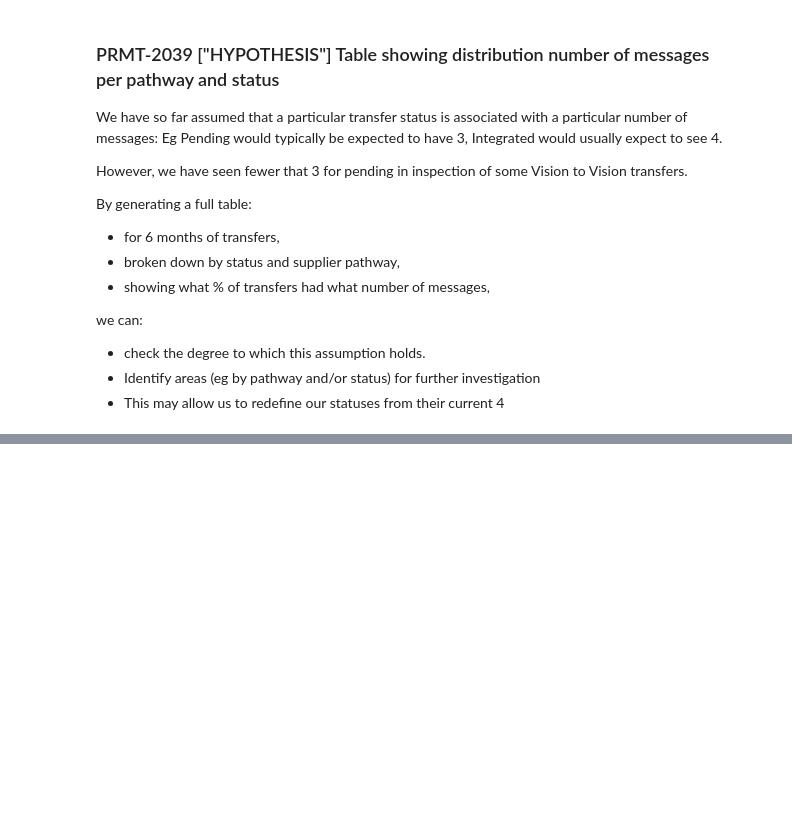
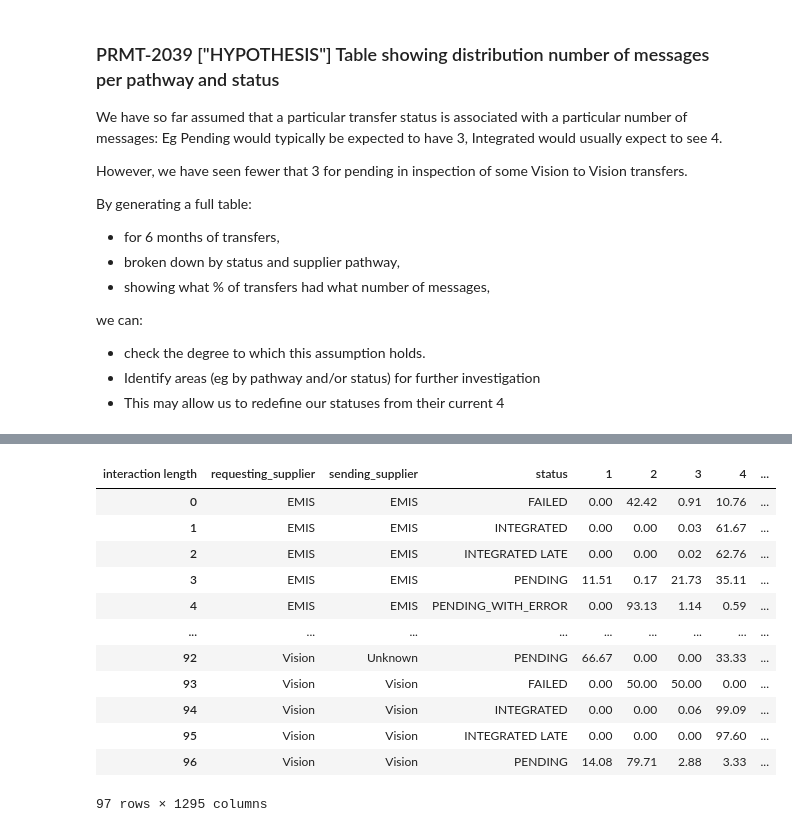
Before and after one commit to nhsconnect/prm-gp2gp-data-sandbox, a Jupyter notebook: notebooks/34-PRMT-2039--table-number-messages-by-status-pathway.ipynb, the cells around one changed output, grey strips where cells are left out. Drawn from its saved outputs; the diff is of its cells as text; code cells hidden in the pictures; blank space fills up the shorter version.

```diff
--- a/notebooks/34-PRMT-2039--table-number-messages-by-status-pathway.ipynb
+++ b/notebooks/34-PRMT-2039--table-number-messages-by-status-pathway.ipynb
@@ -109,4 +125,20 @@ message_count_table=combined_transfers.pivot_table(index=['requesting_supplier',
 # %%
 # For each pathway/status, what is the percentage in each message length?
 message_count_table_percentages=message_count_table.div(message_count_table.sum(axis=1),axis=0).multiply(100).round(2)
+# %%
+message_count_table_percentages.reset_index()
+# %% [output]
+| interaction length | requesting_supplier | sending_supplier | status | 1 | 2 | 3 | 4 | ... |
+| 0 | EMIS | EMIS | FAILED | 0.00 | 42.42 | 0.91 | 10.76 | ... |
+| 1 | EMIS | EMIS | INTEGRATED | 0.00 | 0.00 | 0.03 | 61.67 | ... |
+| 2 | EMIS | EMIS | INTEGRATED LATE | 0.00 | 0.00 | 0.02 | 62.76 | ... |
+| 3 | EMIS | EMIS | PENDING | 11.51 | 0.17 | 21.73 | 35.11 | ... |
+| 4 | EMIS | EMIS | PENDING_WITH_ERROR | 0.00 | 93.13 | 1.14 | 0.59 | ... |
+| ... | ... | ... | ... | ... | ... | ... | ... | ... |
+| 92 | Vision | Unknown | PENDING | 66.67 | 0.00 | 0.00 | 33.33 | ... |
+| 93 | Vision | Vision | FAILED | 0.00 | 50.00 | 50.00 | 0.00 | ... |
+| 94 | Vision | Vision | INTEGRATED | 0.00 | 0.00 | 0.06 | 99.09 | ... |
+| 95 | Vision | Vision | INTEGRATED LATE | 0.00 | 0.00 | 0.00 | 97.60 | ... |
+| 96 | Vision | Vision | PENDING | 14.08 | 79.71 | 2.88 | 3.33 | ... |
+97 rows × 1295 columns
 # %%
```
Also changed, not shown: parts of 4 cells of this notebook.
